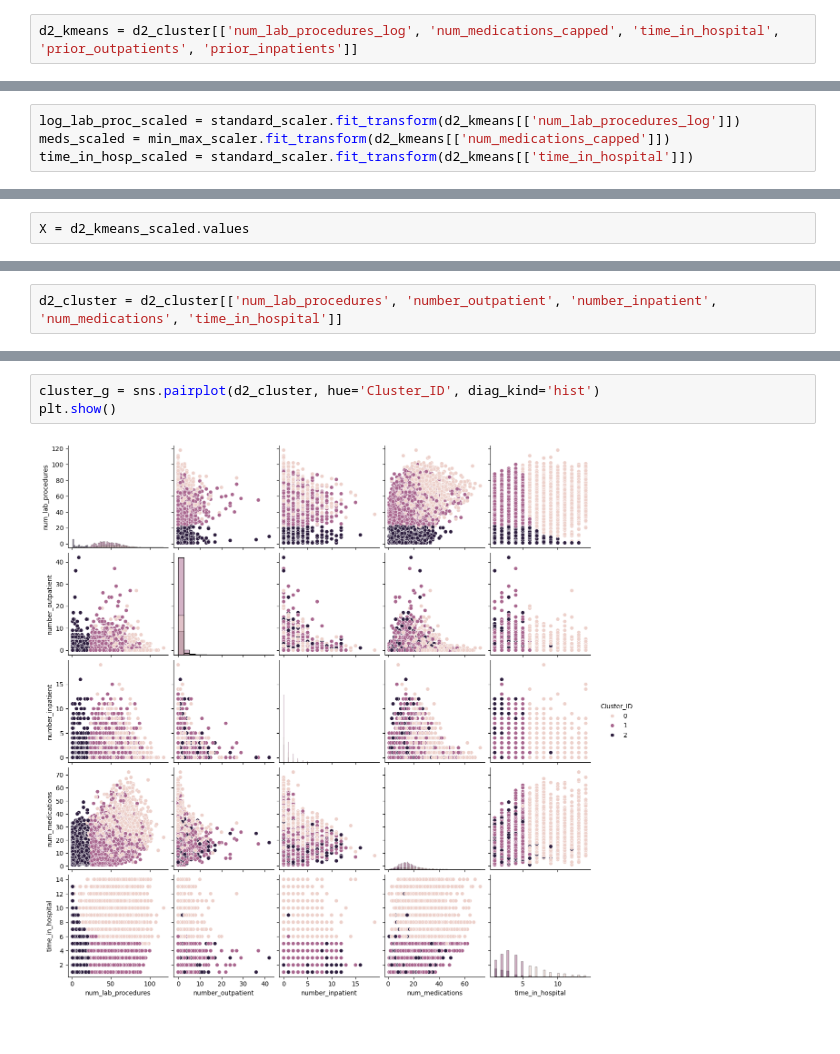
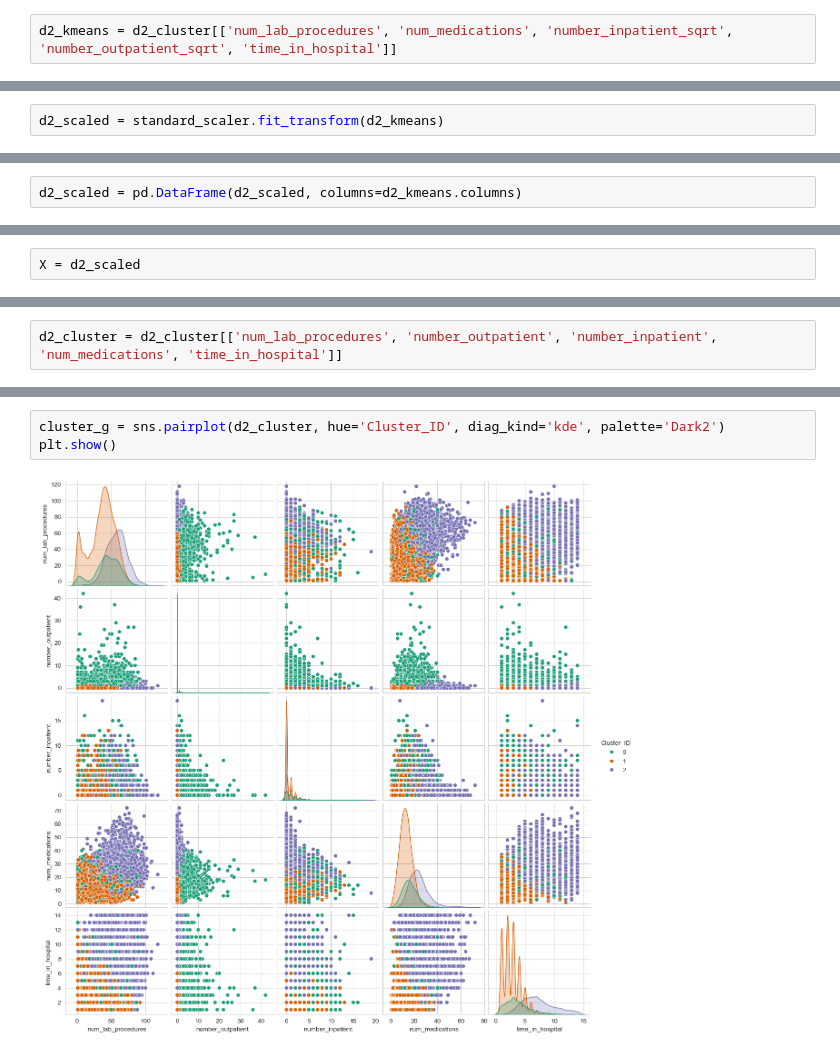
Before and after one commit to johnmarquess/IFN509, a Jupyter notebook: Assignment 2/clustering.ipynb, the cells around one changed output, grey strips where cells are left out. Drawn from its saved outputs; the diff is of its cells as text.

```diff
--- a/Assignment 2/clustering.ipynb
+++ b/Assignment 2/clustering.ipynb
@@ -151,5 +95,5 @@ Name: proportion, dtype: float64
 # %%
-d2_kmeans = d2_cluster[['num_lab_procedures_log', 'num_medications_capped', 'time_in_hospital', 'prior_outpatients', 'prior_inpatients']]
+d2_kmeans = d2_cluster[['num_lab_procedures', 'num_medications', 'number_inpatient_sqrt', 'number_outpatient_sqrt', 'time_in_hospital']]
 # %%
 # plot a correlation matrix for d2_cluster
 corr = d2_kmeans.corr()
@@ -182,5 +125,3 @@ d2_kmeans
 20000 rows × 5 columns
 # %%
-log_lab_proc_scaled = standard_scaler.fit_transform(d2_kmeans[['num_lab_procedures_log']])
-meds_scaled = min_max_scaler.fit_transform(d2_kmeans[['num_medications_capped']])
-time_in_hosp_scaled = standard_scaler.fit_transform(d2_kmeans[['time_in_hospital']])
+d2_scaled = standard_scaler.fit_transform(d2_kmeans)
@@ -194 +128,3 @@ d2_kmeans_scaled = pd.DataFrame({'num_lab_procedures_log': log_lab_proc_scaled.f
+# %%
+d2_scaled = pd.DataFrame(d2_scaled, columns=d2_kmeans.columns)
 # %%
@@ -209,6 +145,6 @@ d2_kmeans_scaled
 20000 rows × 5 columns
 # %%
-X = d2_kmeans_scaled.values
+X = d2_scaled
 # %%
 clusters = []
 inertia_vals = []
@@ -275,6 +236,6 @@ Cluster_ID
 Name: count, dtype: int64
 # %%
-cluster_g = sns.pairplot(d2_cluster, hue='Cluster_ID', diag_kind='hist')
+cluster_g = sns.pairplot(d2_cluster, hue='Cluster_ID', diag_kind='kde', palette='Dark2')
 plt.show()
 # %% [output]
-[figure, old version]
+[figure, new version]
```
Also changed, not shown: parts of 30 cells of this notebook.
